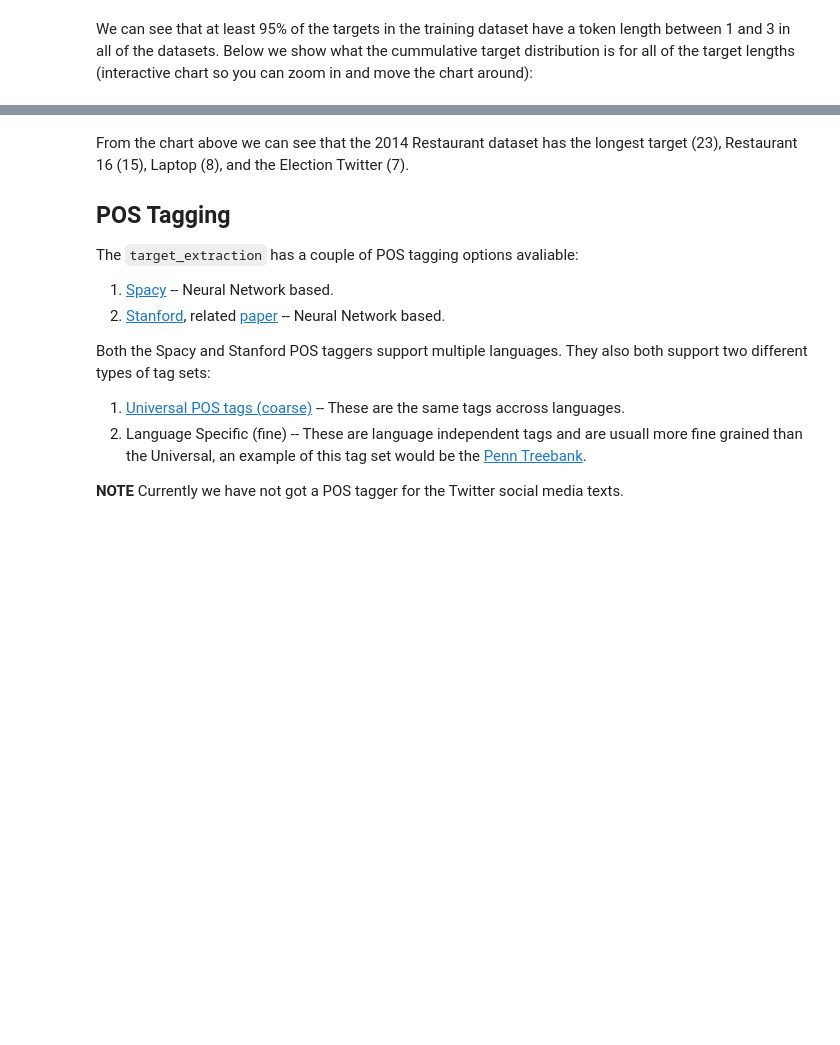
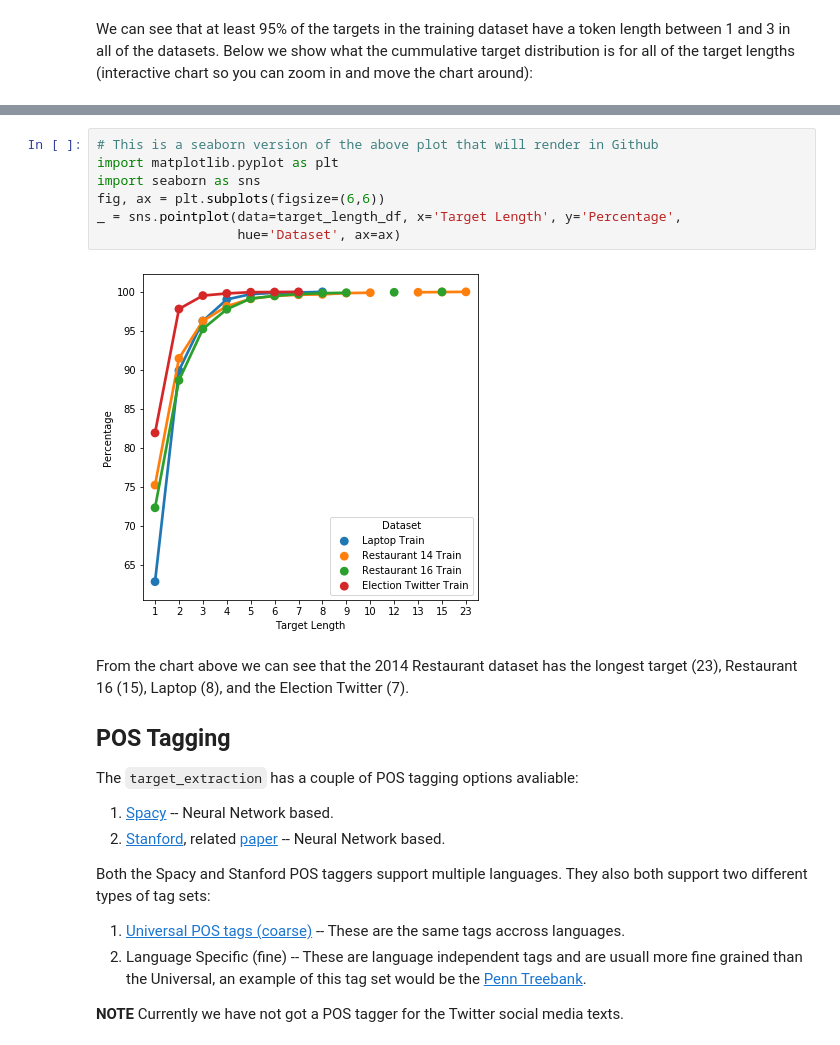
Before and after one commit to apmoore1/target-extraction, a Jupyter notebook: tutorials/Load_and_Explore_Target_Extraction.ipynb, the cells around one changed output, grey strips where cells are left out. Saved outputs shown, nothing was run; the diff lists cells and outputs as text; blank space fills up the shorter version.

Commit message:
Seaborn plot

```diff
--- a/tutorials/Load_and_Explore_Target_Extraction.ipynb
+++ b/tutorials/Load_and_Explore_Target_Extraction.ipynb
@@ -460,6 +460,15 @@ target_length_dist_chart(target_length_df,
                          'Target length cumulative distribution').interactive()
 # %% [output]
 [interactive output not drawn]
+# %%
+# This is a seaborn version of the above plot that will render in Github
+import matplotlib.pyplot as plt
+import seaborn as sns
+fig, ax = plt.subplots(figsize=(6,6))
+_ = sns.pointplot(data=target_length_df, x='Target Length', y='Percentage',
+                  hue='Dataset', ax=ax)
+# %% [output]
+[figure, added]
 # %% [markdown]
 From the chart above we can see that the 2014 Restaurant dataset has the longest target (23), Restaurant 16 (15),  Laptop (8), and the Election Twitter (7).
 
```
Also changed, not shown: parts of 1 cell of this notebook.
